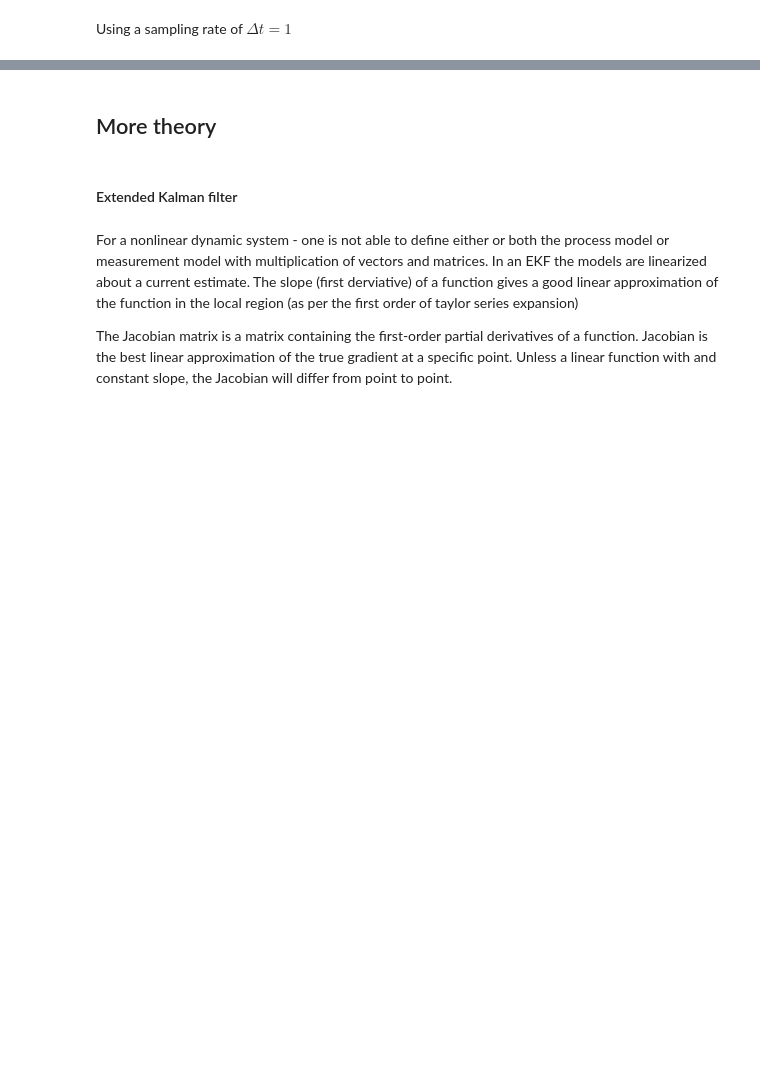
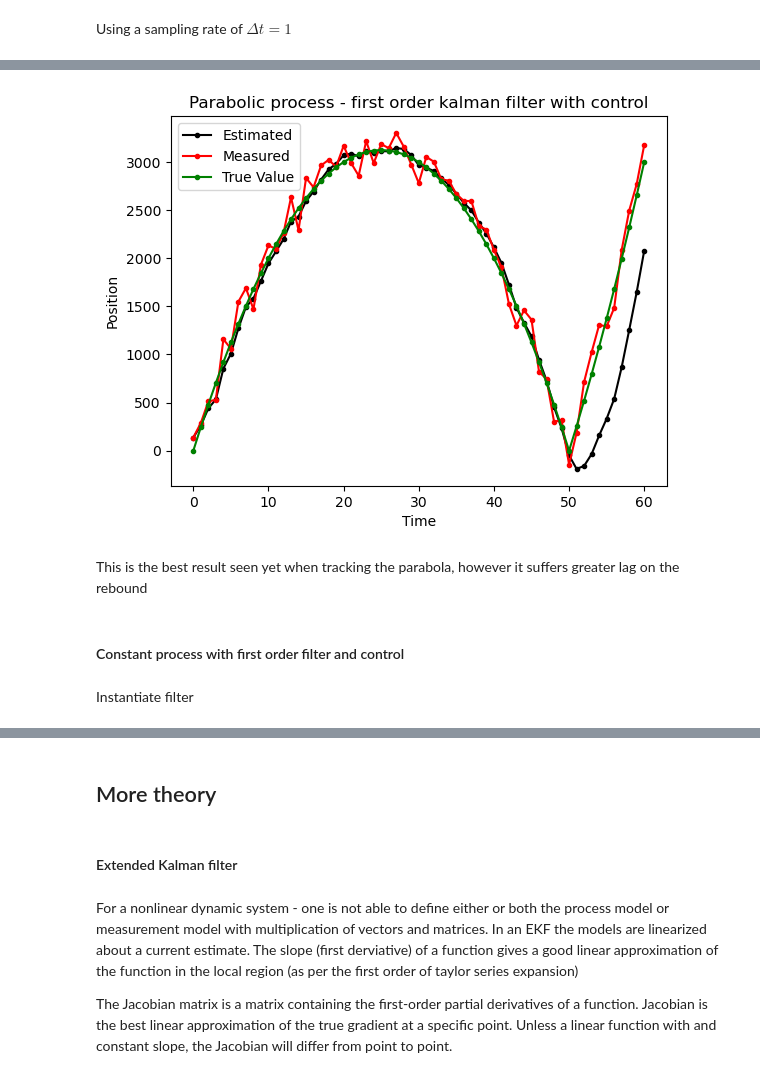
Before and after one commit to 262882/myKalmanFIlter, a Jupyter notebook: kalmanFilteringDemo.ipynb, the cells around one changed output, grey strips where cells are left out. Drawn from its saved outputs; the diff is of its cells as text; code cells hidden in the pictures; blank space fills up the shorter version.

Commit message:
Add control input to demo

```diff
--- a/kalmanFilteringDemo.ipynb
+++ b/kalmanFilteringDemo.ipynb
@@ -384,0 +307,15 @@ Second order filter does not capture the non-linear shape well
+# %%
+X0 = np.array([0,0])  # position, velocity
+P0 = np.array([[1000,0],[0, 1000]])  # Assume no correlation between states
+F = np.array([[1, delta_t], [0, 1]])
+r = 0.3
+q = 0.001
+Q = np.array([[((delta_t**3)*q)/3,((delta_t**2)*q)/2],
+              [((delta_t**2)*q)/2,     ((delta_t)*q)]])
+H = np.array([1, 0])
+B_ = np.array([[0, 0],[0, delta_t]])
+u_ = np.array([0, -10])
+# %%
+contFilter_para = MyKalmanFilterHigherOrder(X0, P0, r, Q, F, H, B=B_,u=u_)
+df_para_cont = run_filter(contFilter_para,para_measure)
+df_para_cont
@@ -384,0 +336,17 @@ Second order filter does not capture the non-linear shape well
+# %%
+plt.plot(df_para_cont.index, np.stack((df_para_cont['xt_curr'].to_numpy()).tolist(), axis=0)[:,0],marker=".",color="black")
+plt.plot(para_steps, para_measure ,marker=".",color="red")
+plt.plot(para_steps, para_gt ,marker=".",color="g")
+plt.title("Parabolic process - first order kalman filter with control")
+plt.xlabel("Time")
+plt.ylabel("Position")
+plt.legend(["Estimated","Measured","True Value"],loc='upper left')
+plt.show()
+# %% [output]
+[figure, added]
+# %% [markdown]
+This is the best result seen yet when tracking the parabola, however it suffers greater lag on the rebound
+# %% [markdown]
+####  Constant process with first order filter and control
+# %% [markdown]
+Instantiate filter
```
Also changed, not shown: parts of 92 cells of this notebook, 1 other file.
